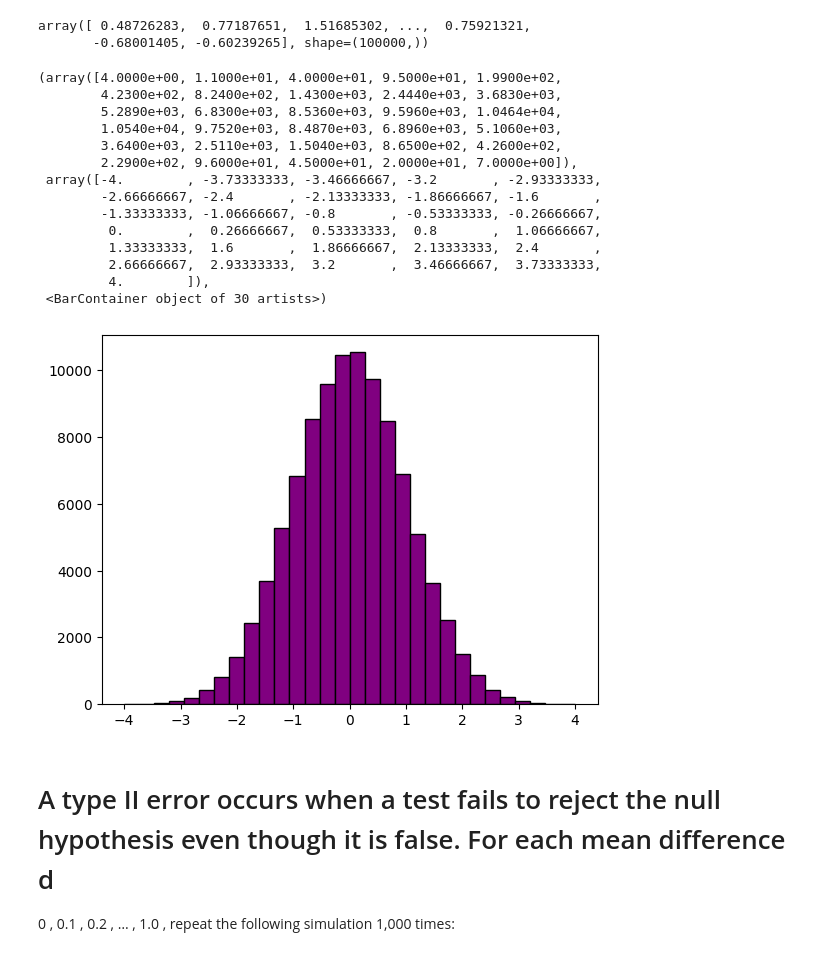
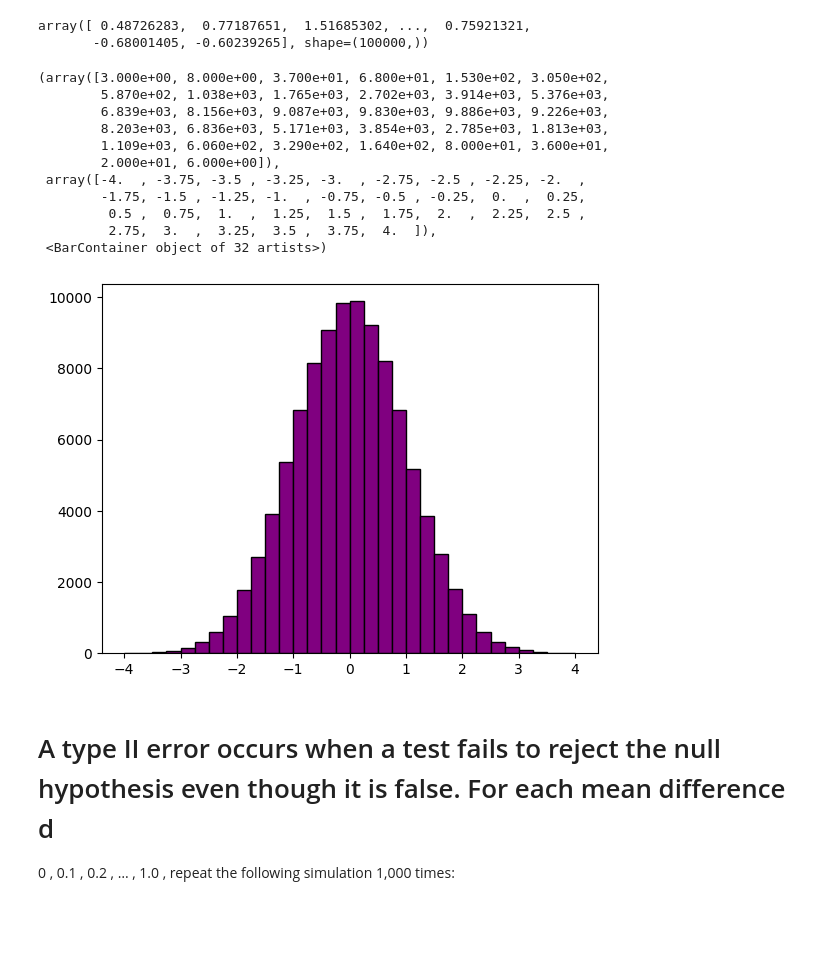
Before and after one commit to GraceMarySmyth/applied-statistics-assessment, a Jupyter notebook: problems.ipynb, the cells around one changed output. Saved outputs shown, nothing was run; the diff lists cells and outputs as text; code cells hidden in the pictures; blank space fills up the shorter version.

```diff
--- a/problems.ipynb
+++ b/problems.ipynb
@@ -785,27 +785,24 @@ array([ 0.48726283,  0.77187651,  1.51685302, ...,  0.75921321,
 # %%
 # create a blank plot.
 fig, ax = plt.subplots()
 
 # create a histogram
 # https://matplotlib.org/stable/api/_as_gen/matplotlib.pyplot.hist.html
-ax.hist(data, color='purple', edgecolor='black', bins=np.linspace(-4, 4, 31))
+ax.hist(data, color='purple', edgecolor='black', bins=np.linspace(-4, 4, 33))
 # bins are chunks of the X axis.
 # %% [output]
-(array([4.0000e+00, 1.1000e+01, 4.0000e+01, 9.5000e+01, 1.9900e+02,
-        4.2300e+02, 8.2400e+02, 1.4300e+03, 2.4440e+03, 3.6830e+03,
-        5.2890e+03, 6.8300e+03, 8.5360e+03, 9.5960e+03, 1.0464e+04,
-        1.0540e+04, 9.7520e+03, 8.4870e+03, 6.8960e+03, 5.1060e+03,
-        3.6400e+03, 2.5110e+03, 1.5040e+03, 8.6500e+02, 4.2600e+02,
-        2.2900e+02, 9.6000e+01, 4.5000e+01, 2.0000e+01, 7.0000e+00]),
- array([-4.        , -3.73333333, -3.46666667, -3.2       , -2.93333333,
-        -2.66666667, -2.4       , -2.13333333, -1.86666667, -1.6       ,
-        -1.33333333, -1.06666667, -0.8       , -0.53333333, -0.26666667,
-         0.        ,  0.26666667,  0.53333333,  0.8       ,  1.06666667,
-         1.33333333,  1.6       ,  1.86666667,  2.13333333,  2.4       ,
-         2.66666667,  2.93333333,  3.2       ,  3.46666667,  3.73333333,
-         4.        ]),
- <BarContainer object of 30 artists>)
+(array([3.000e+00, 8.000e+00, 3.700e+01, 6.800e+01, 1.530e+02, 3.050e+02,
+        5.870e+02, 1.038e+03, 1.765e+03, 2.702e+03, 3.914e+03, 5.376e+03,
+        6.839e+03, 8.156e+03, 9.087e+03, 9.830e+03, 9.886e+03, 9.226e+03,
+        8.203e+03, 6.836e+03, 5.171e+03, 3.854e+03, 2.785e+03, 1.813e+03,
+        1.109e+03, 6.060e+02, 3.290e+02, 1.640e+02, 8.000e+01, 3.600e+01,
+        2.000e+01, 6.000e+00]),
+ array([-4.  , -3.75, -3.5 , -3.25, -3.  , -2.75, -2.5 , -2.25, -2.  ,
+        -1.75, -1.5 , -1.25, -1.  , -0.75, -0.5 , -0.25,  0.  ,  0.25,
+         0.5 ,  0.75,  1.  ,  1.25,  1.5 ,  1.75,  2.  ,  2.25,  2.5 ,
+         2.75,  3.  ,  3.25,  3.5 ,  3.75,  4.  ]),
+ <BarContainer object of 32 artists>)
-[figure, old version]
+[figure, new version]
 # %% [markdown]
 A type II error occurs when a test fails to reject the null hypothesis even though it is false. For each mean difference
 d
```
